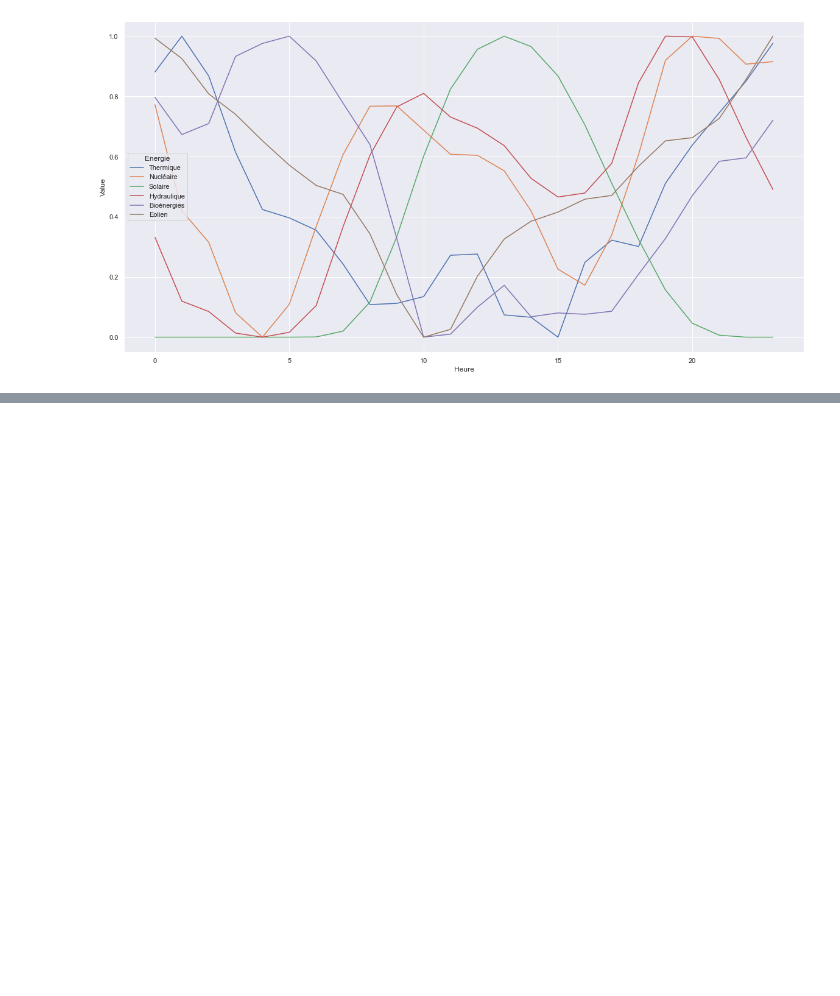
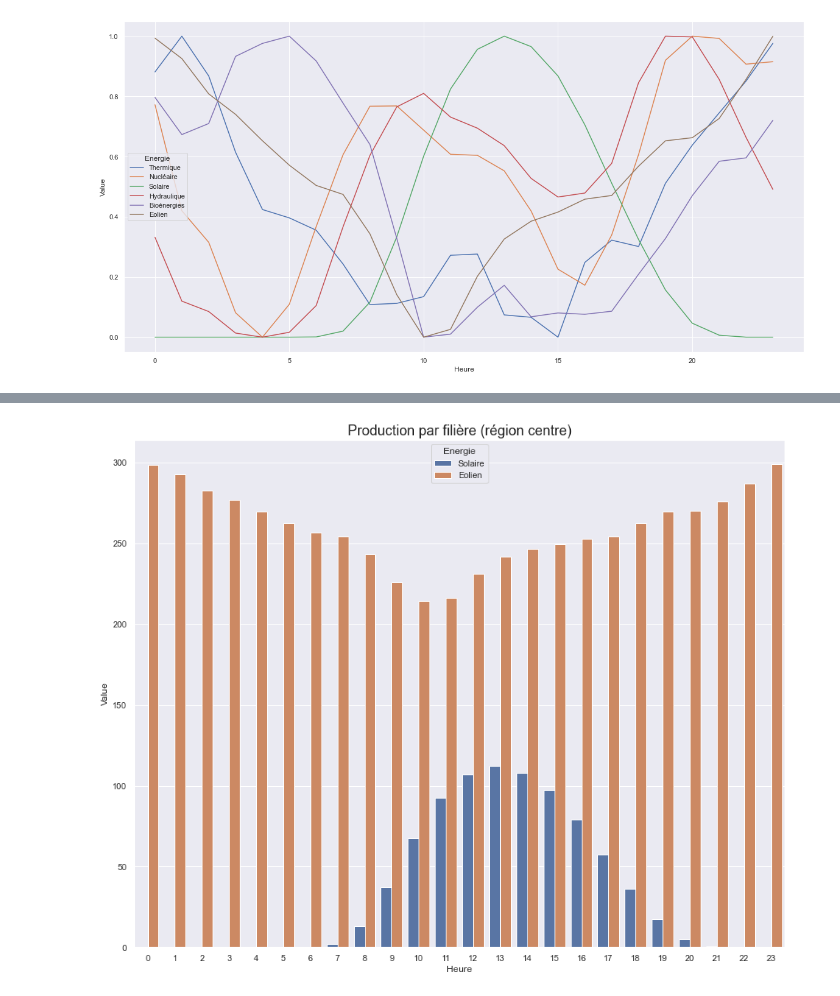
Before and after one commit to Menager49/PY-net-elec, a Jupyter notebook: script.ipynb, the cells around one changed output, grey strips where cells are left out. Drawn from its saved outputs; the diff is of its cells as text; code cells hidden in the pictures; blank space fills up the shorter version.

```diff
--- a/script.ipynb
+++ b/script.ipynb
@@ -604,0 +633,7 @@ ax = sns.lineplot(x=heure.Heure, y=heure.Value, hue=heure.Energie)
+# %%
+plt.figure(figsize=(15,12))
+ax = sns.barplot(x='Heure', y='Value', hue='Energie', data=heure[(heure['Energie']=='Solaire')|(heure['Energie']=='Eolien')])
+
+ax.set_title('Production par filière (région centre)', size=18);
+# %% [output]
+[figure, added]
```
Also changed, not shown: parts of 7 cells of this notebook.
